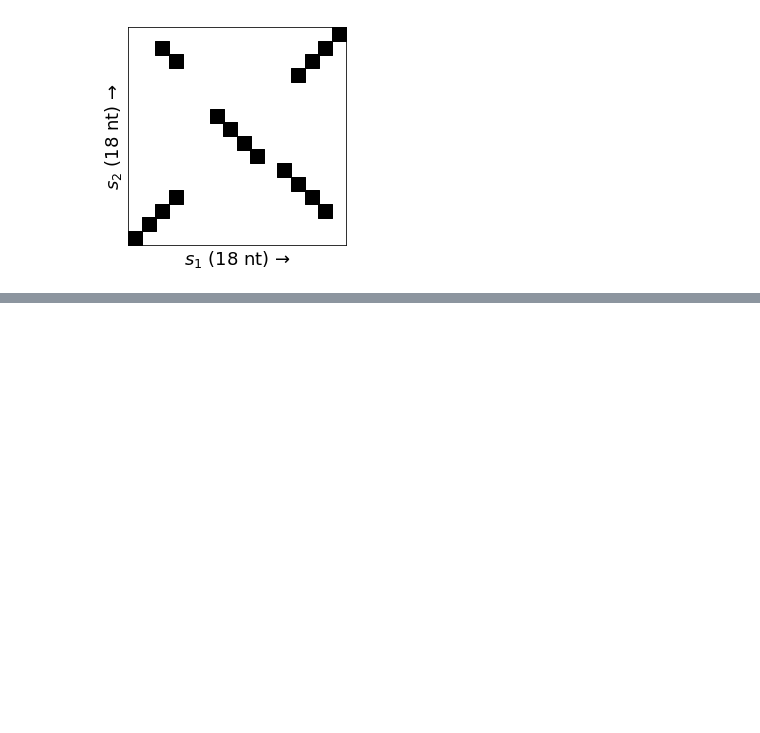
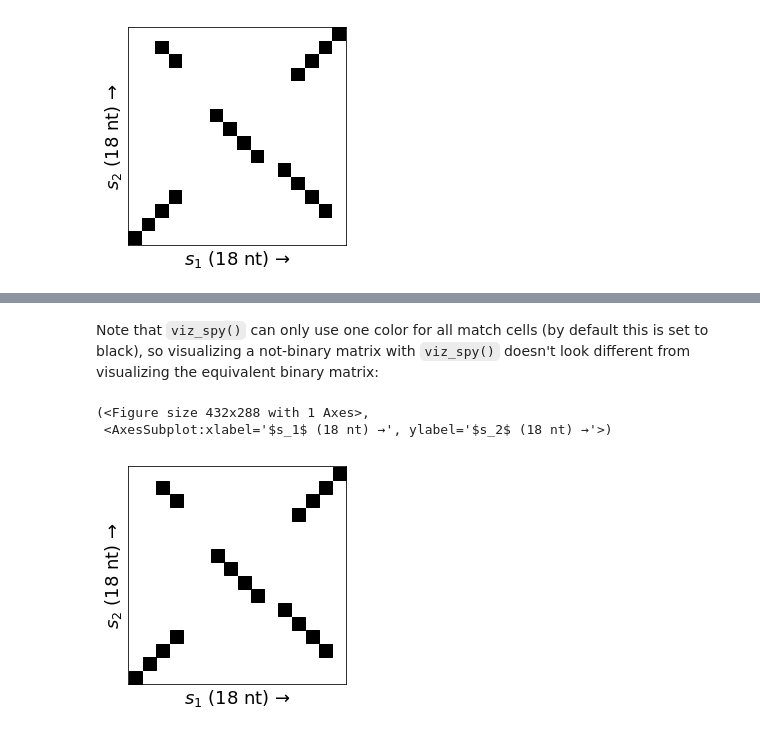
Before and after one commit to fedarko/wotplot, a Jupyter notebook: docs/Tutorial.ipynb, the cells around one changed output, grey strips where cells are left out. Drawn from its saved outputs; the diff is of its cells as text; code cells hidden in the pictures; blank space fills up the shorter version.

```diff
--- a/docs/Tutorial.ipynb
+++ b/docs/Tutorial.ipynb
@@ -94,0 +146,8 @@ fig.savefig("example_dotplot.png", bbox_inches="tight")
+# %% [markdown]
+Note that `viz_spy()` can only use one color for all match cells (by default this is set to black), so visualizing a not-binary matrix with `viz_spy()` doesn't look different from visualizing the equivalent binary matrix:
+# %%
+wotplot.viz_spy(b, markersize=13)
+# %% [output]
+(<Figure size 432x288 with 1 Axes>,
+ <AxesSubplot:xlabel='$s_1$ (18 nt) →', ylabel='$s_2$ (18 nt) →'>)
+[figure, added]
```
Also changed, not shown: parts of 26 cells of this notebook, 4 other files.
